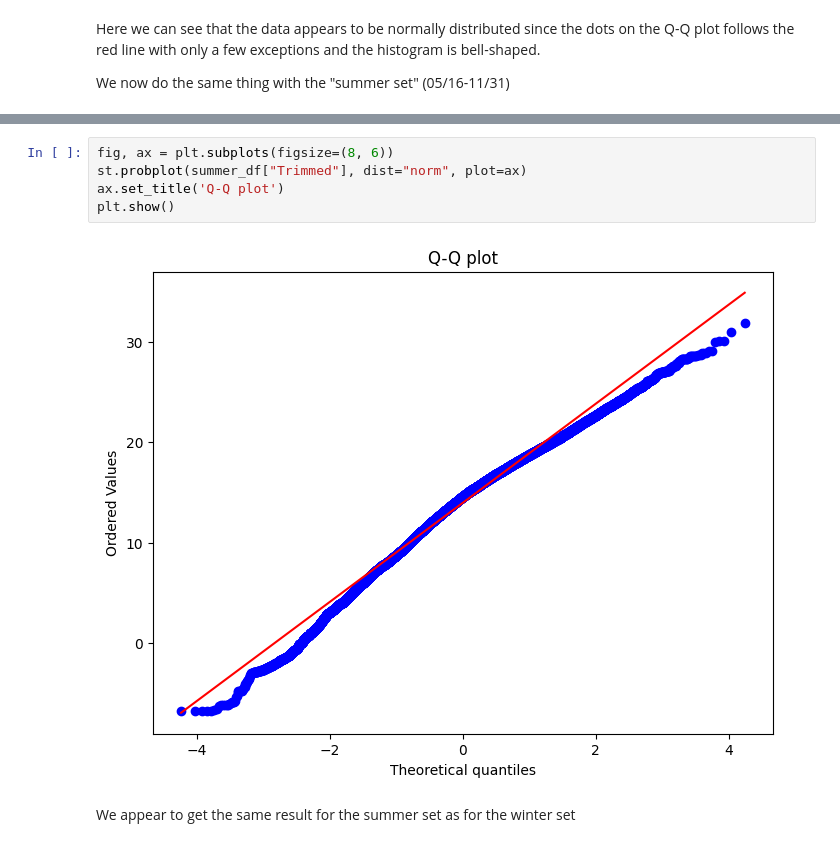
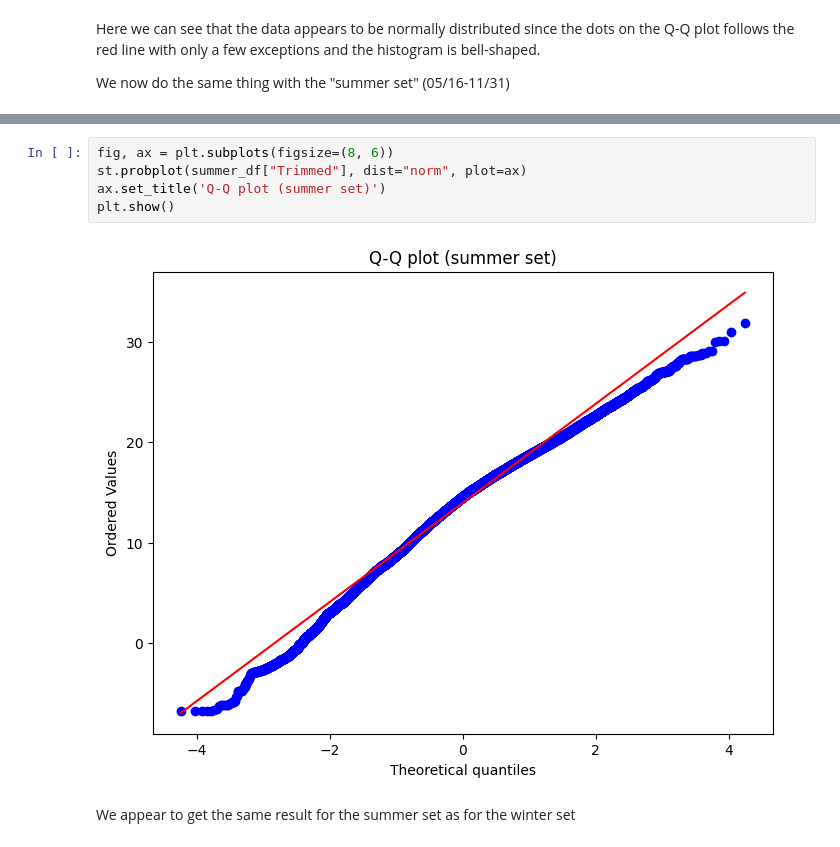
Before and after one commit to SebbeCaliban/DataAnalys, a Jupyter notebook: Smhi_analys.ipynb, the cells around one changed output, grey strips where cells are left out. Cells and saved outputs as stored; diff of their text form.

```diff
--- a/Smhi_analys.ipynb
+++ b/Smhi_analys.ipynb
@@ -365,10 +366,10 @@ plt.show()
 # %%
 fig, ax = plt.subplots(figsize=(8, 6))
 st.probplot(summer_df["Trimmed"], dist="norm", plot=ax)
-ax.set_title('Q-Q plot')
+ax.set_title('Q-Q plot (summer set)')
 plt.show()
 # %% [output]
-[figure, old version]
+[figure, new version]
 # %% [markdown]
 We appear to get the same result for the summer set as for the winter set
 # %% [markdown]
```
Also changed, not shown: parts of 9 cells of this notebook.
